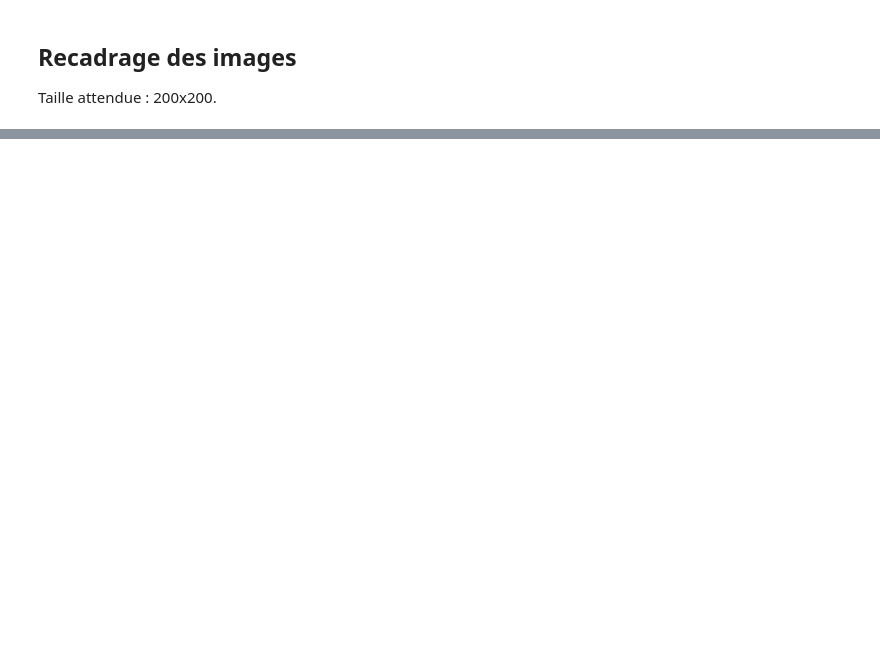
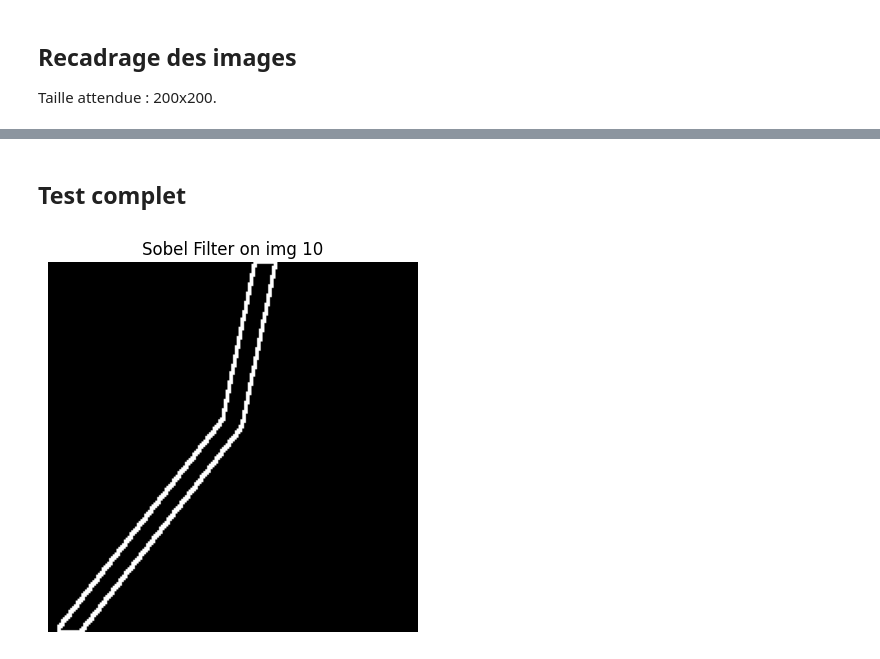
Before and after one commit to costiiI2/IAAAAAA, a Jupyter notebook: lab02/line-detection.ipynb, the cells around one changed output, grey strips where cells are left out. Saved outputs shown, nothing was run; the diff lists cells and outputs as text; code cells hidden in the pictures; blank space fills up the shorter version.

```diff
--- a/lab02/line-detection.ipynb
+++ b/lab02/line-detection.ipynb
@@ -62,0 +126,16 @@ plt.show()
+# %% [markdown]
+## Test complet
+# %%
+test_image_path = '../scripts/test_img/0__10_0.png'
+
+raw_test_image = Image.open(test_image_path)
+processed_test_image = preprocess_image(raw_test_image)
+
+sobel_test_image = sobel_filter(processed_test_image, 0.2)
+
+plot_image(sobel_test_image, '10')
+
+# Export the Sobel filtered image
+sobel_test_image.save('sobel_test_image.png')
+# %% [output]
+[figure, added]
```
Also changed, not shown: parts of 7 cells of this notebook.
